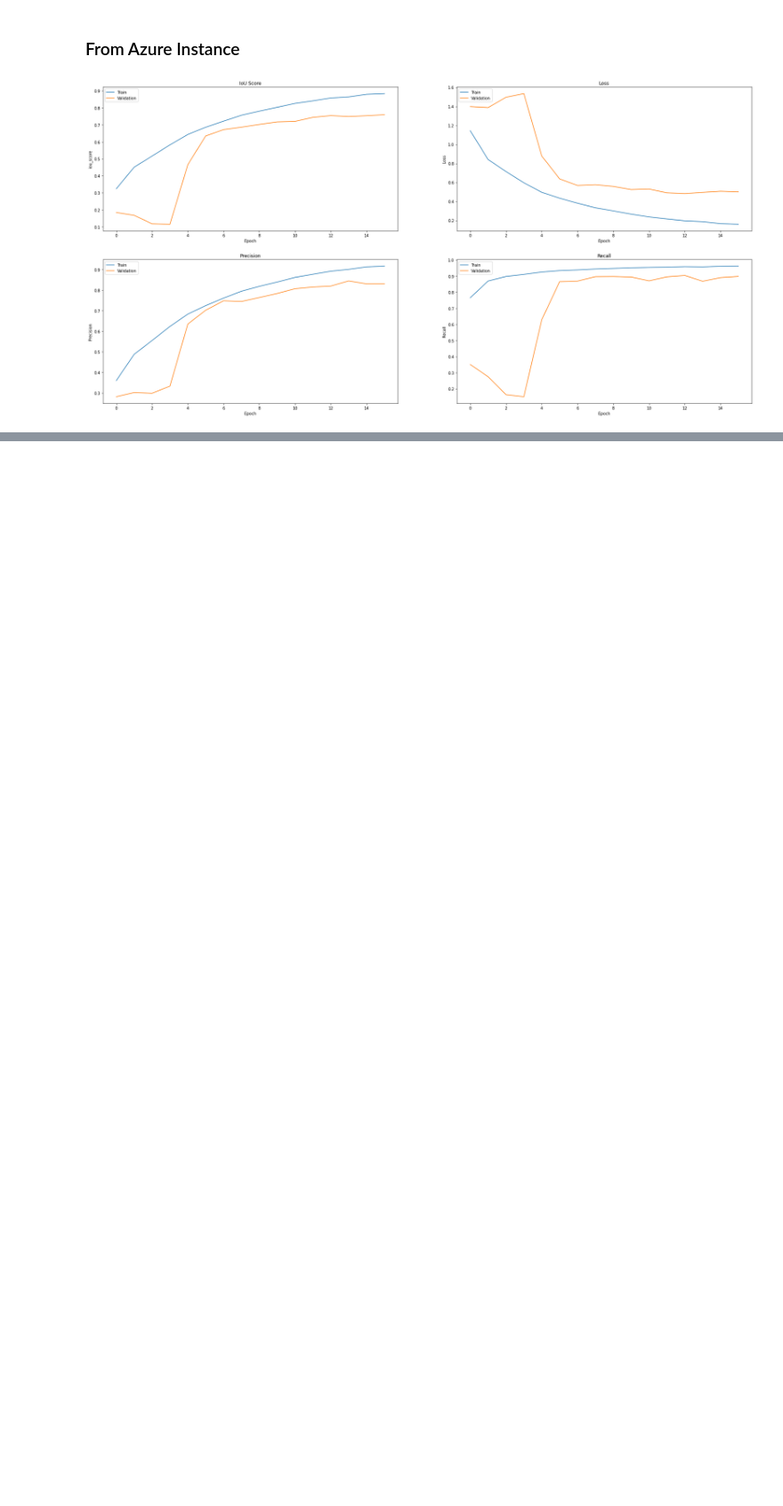
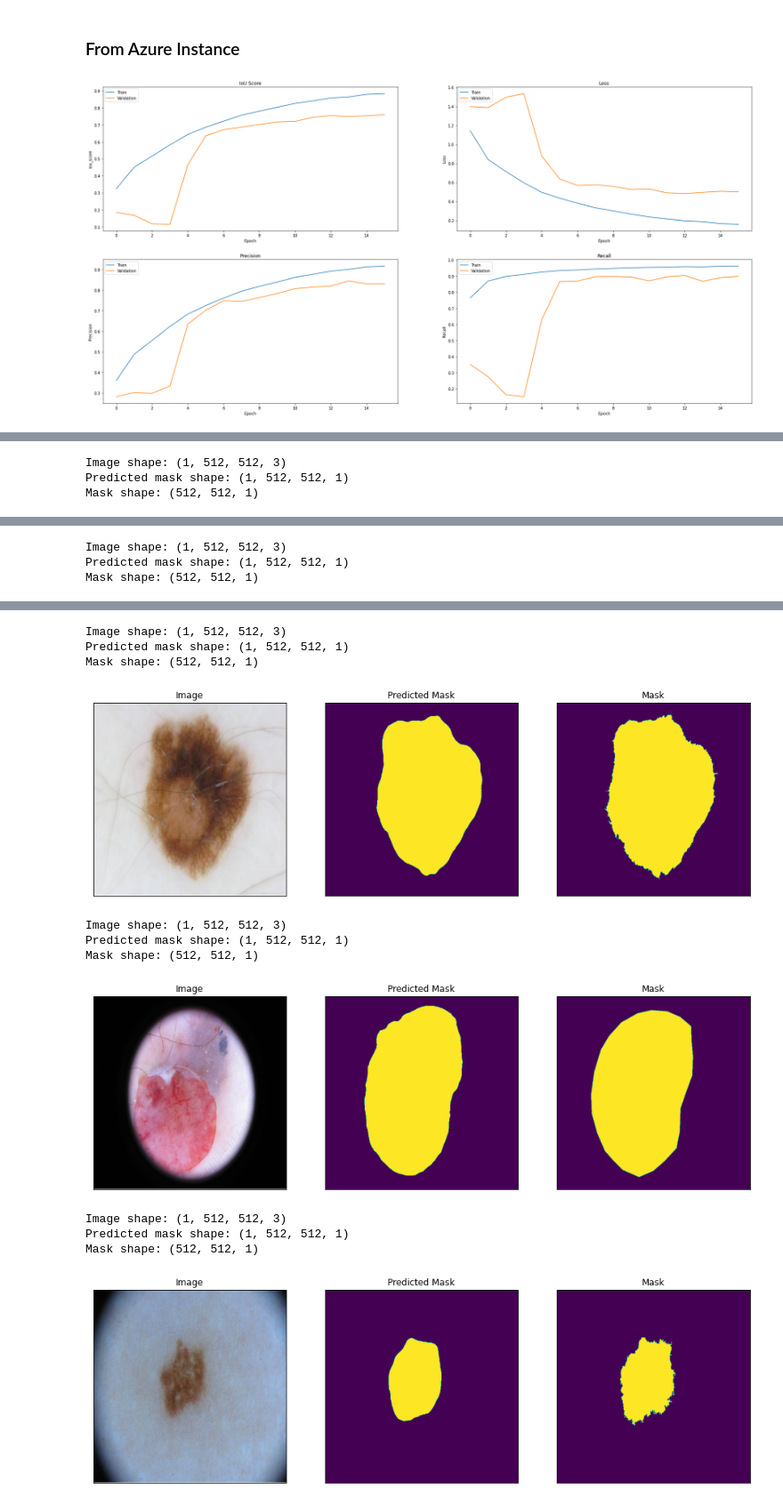
Before and after one commit to jhabr/xcs229ii_final_project, a Jupyter notebook: code/notebooks/baseline.ipynb, the cells around one changed output, grey strips where cells are left out. Shown at 89% size. Cells and saved outputs as stored; diff of their text form; code cells hidden in the pictures; blank space fills up the shorter version.

```diff
--- a/code/notebooks/baseline.ipynb
+++ b/code/notebooks/baseline.ipynb
@@ -172,0 +205,6 @@ for index, train_image in enumerate(simple_data_loader.get_images()):
+# %%
+plot_images_masks(azure_model, train_images, train_masks)
+# %% [output]
+Image shape: (1, 512, 512, 3)
+Predicted mask shape: (1, 512, 512, 1)
+Mask shape: (512, 512, 1)
@@ -172,0 +212,3 @@ for index, train_image in enumerate(simple_data_loader.get_images()):
+Image shape: (1, 512, 512, 3)
+Predicted mask shape: (1, 512, 512, 1)
+Mask shape: (512, 512, 1)
@@ -172,0 +216,12 @@ for index, train_image in enumerate(simple_data_loader.get_images()):
+Image shape: (1, 512, 512, 3)
+Predicted mask shape: (1, 512, 512, 1)
+Mask shape: (512, 512, 1)
+[figure, added]
+Image shape: (1, 512, 512, 3)
+Predicted mask shape: (1, 512, 512, 1)
+Mask shape: (512, 512, 1)
+[figure, added]
+Image shape: (1, 512, 512, 3)
+Predicted mask shape: (1, 512, 512, 1)
+Mask shape: (512, 512, 1)
+[figure, added]
```
Also changed, not shown: parts of 19 cells of this notebook.
